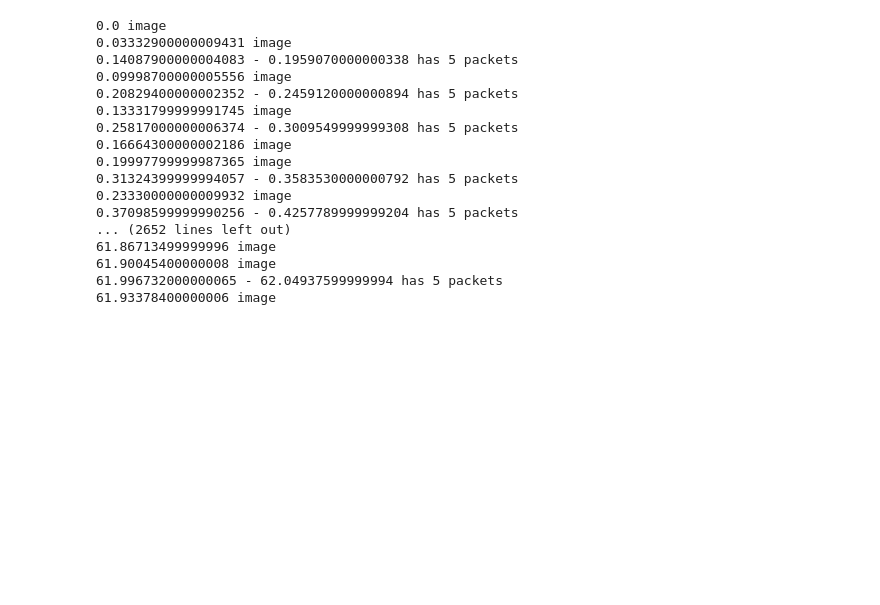
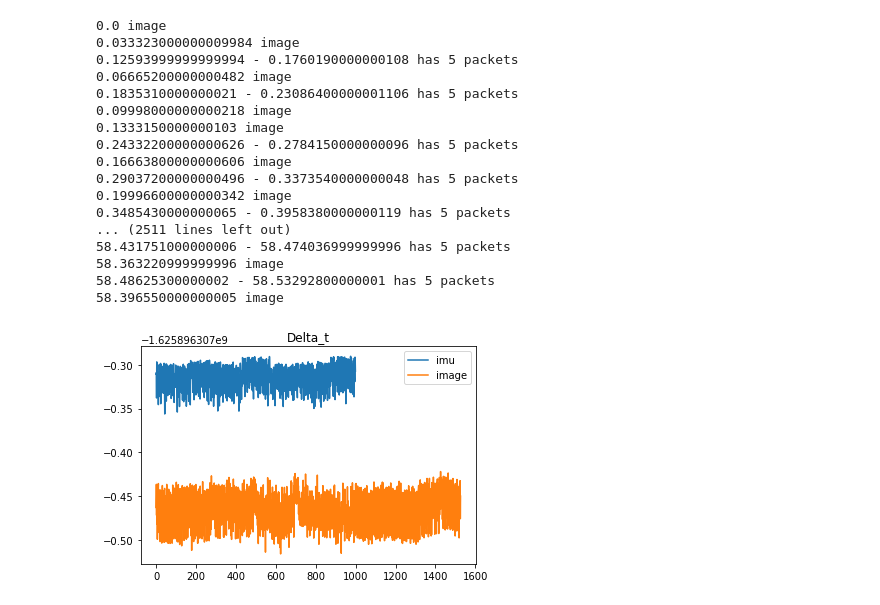
Before and after one commit to grybka/gratbot, a Jupyter notebook: gratbotmk4/notebooks/initial_input_plotting.ipynb, the cells around one changed output. Drawn from its saved outputs; the diff is of its cells as text; code cells hidden in the pictures; blank space fills up the shorter version.

```diff
--- a/gratbotmk4/notebooks/initial_input_plotting.ipynb
+++ b/gratbotmk4/notebooks/initial_input_plotting.ipynb
@@ -220,11 +260,14 @@ for key in positions:
 # %%
 tstart=None
+delta_t_imu=[]
+delta_t_image=[]
 for message in sensor_log:
     if "detections" in message:
         t=message["image_timestamp"]
         if tstart==None:
             tstart=t
         t=t-tstart
+        delta_t_image.append(t-message["timestamp"])
         print("{} image".format(t))
     if 'packets' in message:
         t1=message["packets"][0]["gyroscope_timestamp"]
@@ -233,22 +276,33 @@ for message in sensor_log:
             tstart=t1
         t1=t1-tstart
         t2=t2-tstart
+        delta_t_imu.append(t2-message["timestamp"])
         print("{} - {} has {} packets".format(t1,t2,len(message["packets"])))
 # %% [output]
 0.0 image
-0.03332900000009431 image
-0.14087900000004083 - 0.1959070000000338 has 5 packets
-0.09998700000005556 image
-0.20829400000002352 - 0.2459120000000894 has 5 packets
-0.13331799999991745 image
-0.25817000000006374 - 0.3009549999999308 has 5 packets
-0.16664300000002186 image
-0.19997799999987365 image
-0.31324399999994057 - 0.3583530000000792 has 5 packets
-0.23330000000009932 image
-0.37098599999990256 - 0.4257789999999204 has 5 packets
-... (2652 lines left out)
-61.86713499999996 image
-61.90045400000008 image
-61.996732000000065 - 62.04937599999994 has 5 packets
-61.93378400000006 image
+0.033323000000009984 image
+0.12593999999999994 - 0.1760190000000108 has 5 packets
+0.06665200000000482 image
+0.1835310000000021 - 0.23086400000001106 has 5 packets
+0.09998000000000218 image
+0.1333150000000103 image
+0.24332200000000626 - 0.2784150000000096 has 5 packets
+0.16663800000000606 image
+0.29037200000000496 - 0.3373540000000048 has 5 packets
+0.19996600000000342 image
+0.3485430000000065 - 0.3958380000000119 has 5 packets
+... (2511 lines left out)
+58.431751000000006 - 58.474036999999996 has 5 packets
+58.363220999999996 image
+58.48625300000002 - 58.53292800000001 has 5 packets
+58.396550000000005 image
+# %%
+from matplotlib import pyplot as plt
+fig, ax = plt.subplots()
+plt.title("Delta_t")
+ax.plot( delta_t_imu,label="imu")
+ax.plot(delta_t_image,label="image")
+plt.legend()
+plt.show()
+# %% [output]
+[figure, added]
```
Also changed, not shown: parts of 8 cells of this notebook, 4 other files.
